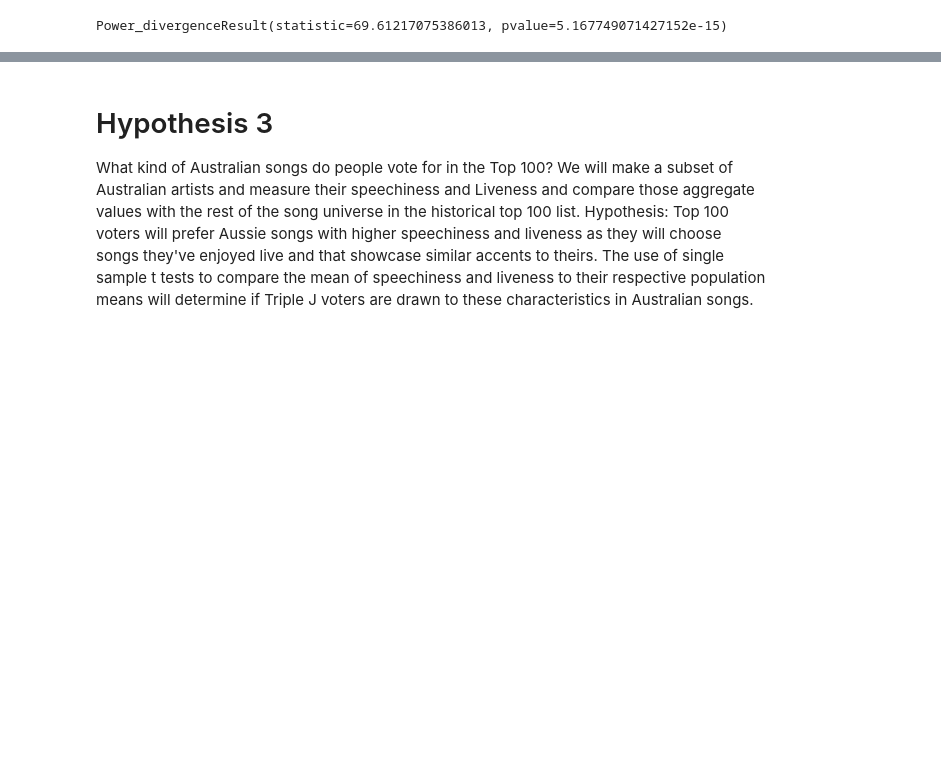
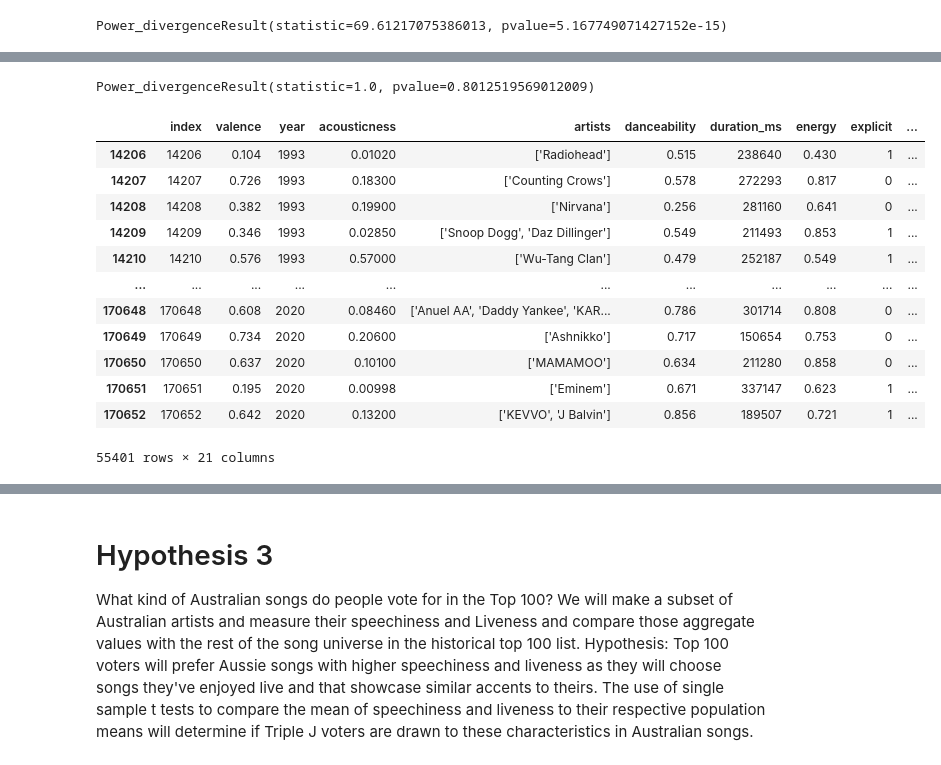
Before and after one commit to relaernu/project_1, a Jupyter notebook: Notebooks/some_analysed.ipynb, the cells around one changed output, grey strips where cells are left out. Drawn from its saved outputs; the diff is of its cells as text; code cells hidden in the pictures; blank space fills up the shorter version.

```diff
--- a/Notebooks/some_analysed.ipynb
+++ b/Notebooks/some_analysed.ipynb
@@ -350,0 +400,25 @@ Power_divergenceResult(statistic=69.61217075386013, pvalue=5.167749071427152e-15
+# %%
+chi_test = st.chisquare(hpt2_winners_df_qtr["title"], hpt2_winners_df_qtr["expected"])
+chi_test
+# %% [output]
+Power_divergenceResult(statistic=1.0, pvalue=0.8012519569012009)
+# %%
+#Test of when all songs are released
+hpt2_spotify_df = df_spotify.copy()
+hpt2_spotify_df = hpt2_spotify_df[hpt2_spotify_df["year"] > 1992]
+hpt2_spotify_df["quarter"] = pd.cut(pd.to_numeric(hpt2_spotify_df["release_date"].str[5:7]),bins=bins,labels=labels)
+hpt2_spotify_df
+# %% [output]
+|  | index | valence | year | acousticness | artists | danceability | duration_ms | energy | explicit | ... |
+| 14206 | 14206 | 0.104 | 1993 | 0.01020 | ['Radiohead'] | 0.515 | 238640 | 0.430 | 1 | ... |
+| 14207 | 14207 | 0.726 | 1993 | 0.18300 | ['Counting Crows'] | 0.578 | 272293 | 0.817 | 0 | ... |
+| 14208 | 14208 | 0.382 | 1993 | 0.19900 | ['Nirvana'] | 0.256 | 281160 | 0.641 | 0 | ... |
+| 14209 | 14209 | 0.346 | 1993 | 0.02850 | ['Snoop Dogg', 'Daz Dillinger'] | 0.549 | 211493 | 0.853 | 1 | ... |
+| 14210 | 14210 | 0.576 | 1993 | 0.57000 | ['Wu-Tang Clan'] | 0.479 | 252187 | 0.549 | 1 | ... |
+| ... | ... | ... | ... | ... | ... | ... | ... | ... | ... | ... |
+| 170648 | 170648 | 0.608 | 2020 | 0.08460 | ['Anuel AA', 'Daddy Yankee', 'KAR... | 0.786 | 301714 | 0.808 | 0 | ... |
+| 170649 | 170649 | 0.734 | 2020 | 0.20600 | ['Ashnikko'] | 0.717 | 150654 | 0.753 | 0 | ... |
+| 170650 | 170650 | 0.637 | 2020 | 0.10100 | ['MAMAMOO'] | 0.634 | 211280 | 0.858 | 0 | ... |
+| 170651 | 170651 | 0.195 | 2020 | 0.00998 | ['Eminem'] | 0.671 | 337147 | 0.623 | 1 | ... |
+| 170652 | 170652 | 0.642 | 2020 | 0.13200 | ['KEVVO', 'J Balvin'] | 0.856 | 189507 | 0.721 | 1 | ... |
+55401 rows × 21 columns
```
Also changed, not shown: parts of 8 cells of this notebook.
